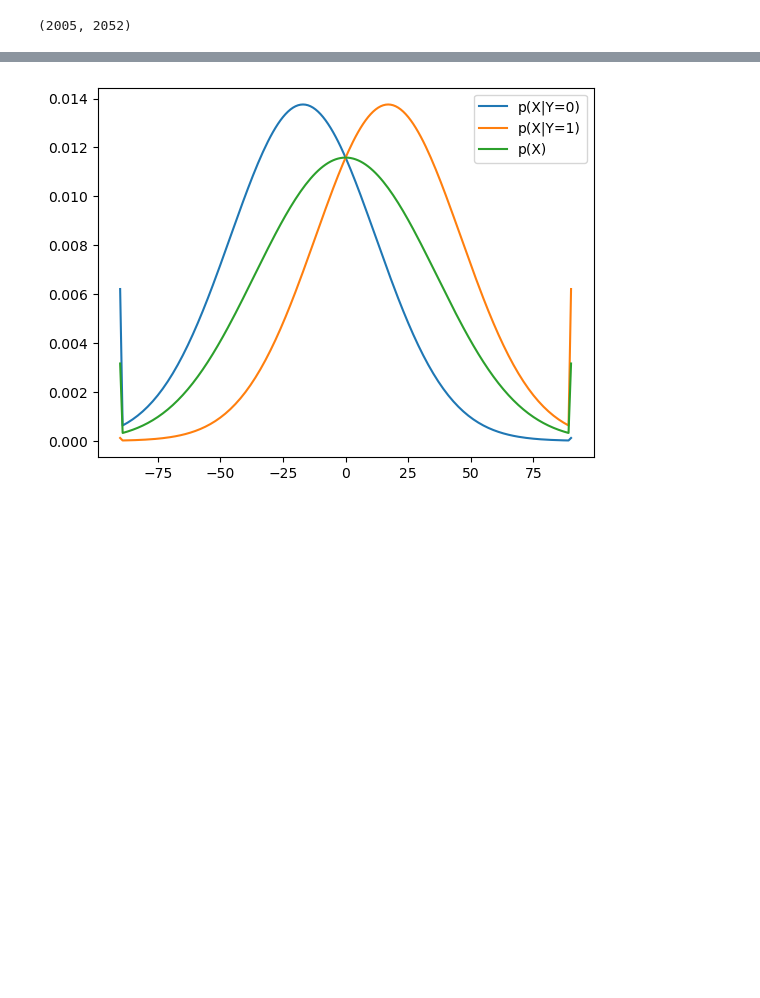
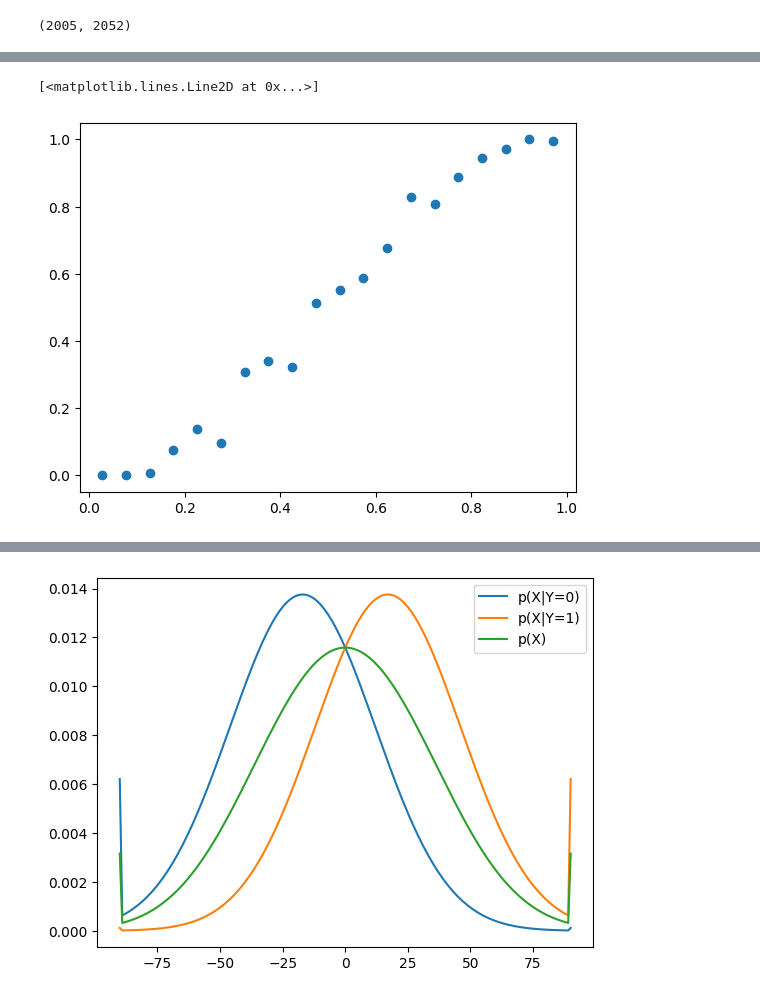
Before and after one commit to jacobaparker/Copy_Murphy2021, a Jupyter notebook: behavioral_data_example.ipynb, the cells around one changed output, grey strips where cells are left out. Cells and saved outputs as stored; diff of their text form; code cells hidden in the pictures; blank space fills up the shorter version.

Commit message:
editted dev container to mount external data folder, produced some psychometric functions for an example subject

```diff
--- a/behavioral_data_example.ipynb
+++ b/behavioral_data_example.ipynb
@@ -13,7 +13,7 @@ import numpy as np
 import pandas as pd
 import scipy.io as sio
 # %%
-DATA_ROOT = Path("data/raw")
+DATA_ROOT = Path("data/Murphy2021/raw")
 if not DATA_ROOT.exists():
     DATA_ROOT = Path("~/Documents/academic/data/Murphy2021/raw").expanduser()
 EXAMPLE_SUBJECT = "DCB"
@@ -259,3 +290,25 @@ trials_df.groupby(["session_label", "block"]).agg(
 block_metadata_df['n_completed_trials'].sum(), block_metadata_df['n_planned_trials'].sum()
 # %% [output]
 (2005, 2052)
+# %%
+samples_arr_by_trial = (
+    samples_df.sort_values("sample")
+    .groupby(["session", "block", "trial"])["stim_location_deg"]
+    .apply(lambda s: s.dropna().to_numpy())
+)
+
+trials_df["samples_arr"] = pd.MultiIndex.from_frame(
+    trials_df[["session", "block", "trial"]]
+).map(samples_arr_by_trial)
+
+llr_arr_by_trial = (
+    samples_df.sort_values("sample")
+    .groupby(["session", "block", "trial"])["LLR_pos"]
+    .apply(lambda s: s.dropna().to_numpy())
+)
+
+trials_df["LLR_arr"] = pd.MultiIndex.from_frame(
+    trials_df[["session", "block", "trial"]]
+).map(llr_arr_by_trial)
+
+trials_df[["session", "block", "trial", "n_presented_samples", "samples_arr", "LLR_arr"]].head()
@@ -261,0 +322,18 @@ block_metadata_df['n_completed_trials'].sum(), block_metadata_df['n_planned_tria
+# %%
+def P_source_g_samples(samples_arr,mean_neg,mean_pos,std,h,P0,window_size=None):
+    P_sample_g_neg = norm(loc=mean_neg, scale=std)
+    P_sample_g_pos = norm(loc=mean_pos, scale=std)
+    Lneg = P_sample_g_neg.pdf(samples_arr)
+    Lpos = P_sample_g_pos.pdf(samples_arr)
+    L = np.stack((Lneg,Lpos),axis=1).T
+    H = np.array([
+        [1-h, h],
+        [h, 1-h]
+    ])
+    P = P0.copy()
+    if window_size is not None:
+        L = L[:,-window_size:]
+    for ii in range(L.shape[1]):
+        P = L[:,ii][:,np.newaxis] * (H @ P)
+    P = P / P.sum(axis=0,keepdims=True)
+    return P
@@ -261,0 +711,6 @@ block_metadata_df['n_completed_trials'].sum(), block_metadata_df['n_planned_tria
+# %%
+Pb_YgX, P_RgX = psychometric_choice_probability(trials_df,trials_df['post_prob_pos'],n_bins=20)
+plt.plot(Pb_YgX, P_RgX, 'o')
+# %% [output]
+[<matplotlib.lines.Line2D at 0x...>]
+[figure, added]
```
Also changed, not shown: parts of 29 cells of this notebook, 1 other file.
